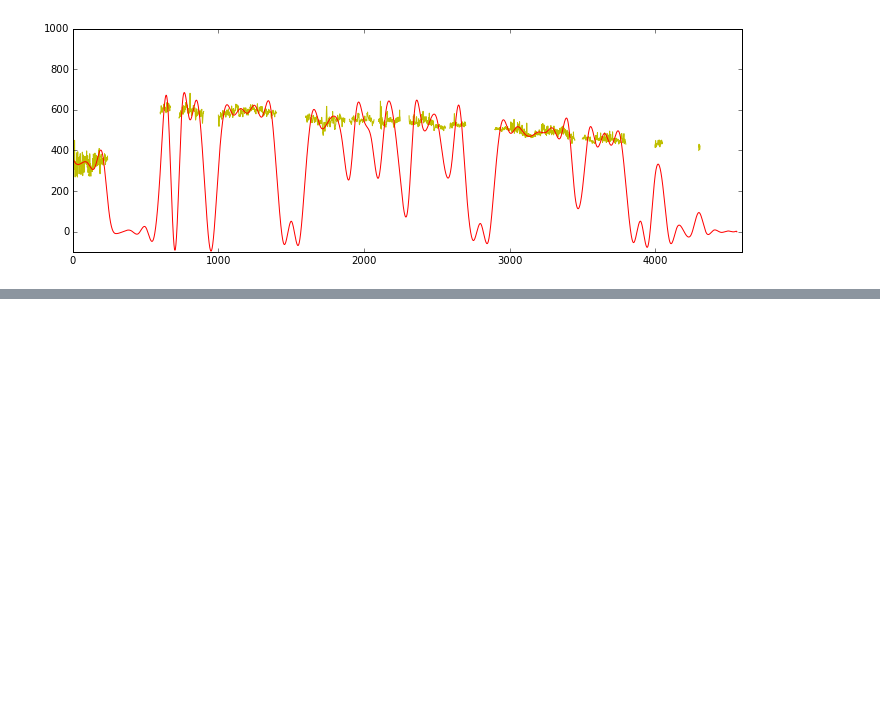
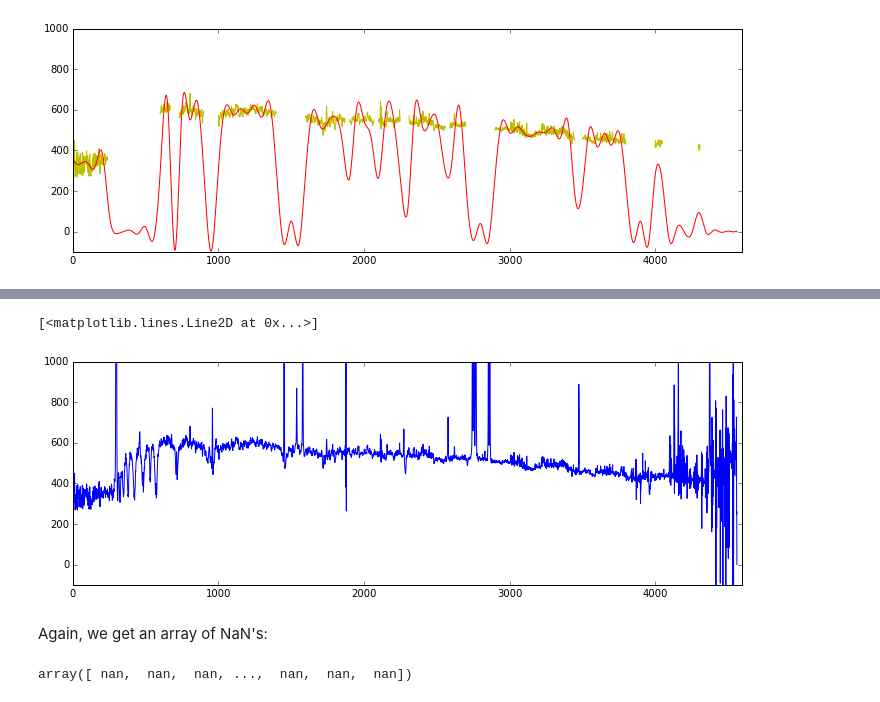
Before and after one commit to spacetelescope/cubeviz, a Jupyter notebook: smoothing/continuum_subtract_MANGA.ipynb, the cells around one changed output, grey strips where cells are left out. Saved outputs shown, nothing was run; the diff lists cells and outputs as text; code cells hidden in the pictures; blank space fills up the shorter version.

```diff
--- a/smoothing/continuum_subtract_MANGA.ipynb
+++ b/smoothing/continuum_subtract_MANGA.ipynb
@@ -127,0 +163,10 @@ plt.plot(continuum, 'r')
+# %%
+summed = np.sum(cube, axis=2)
+summed = np.sum(summed, axis=1)
+# %%
+plt.gcf().set_size_inches(12.,4.)
+plt.axis([0.,4600.,-100.,1000.])
+plt.plot(summed)
+# %% [output]
+[<matplotlib.lines.Line2D at 0x...>]
+[figure, added]
@@ -127,0 +175,6 @@ plt.plot(continuum, 'r')
+# %% [markdown]
+Again, we get an array of NaN's:
+# %%
+continuum
+# %% [output]
+array([ nan,  nan,  nan, ...,  nan,  nan,  nan])
```
Also changed, not shown: parts of 14 cells of this notebook.
